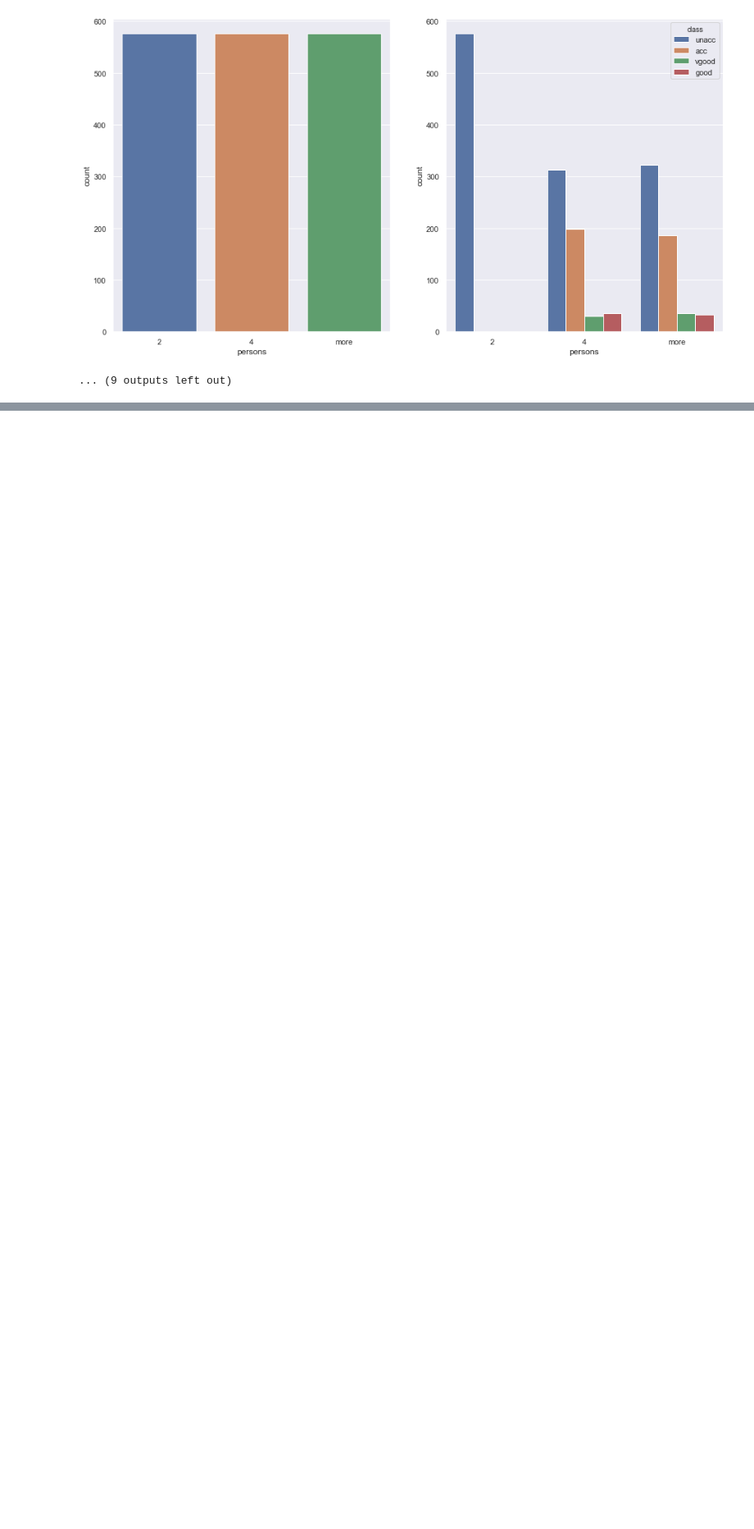
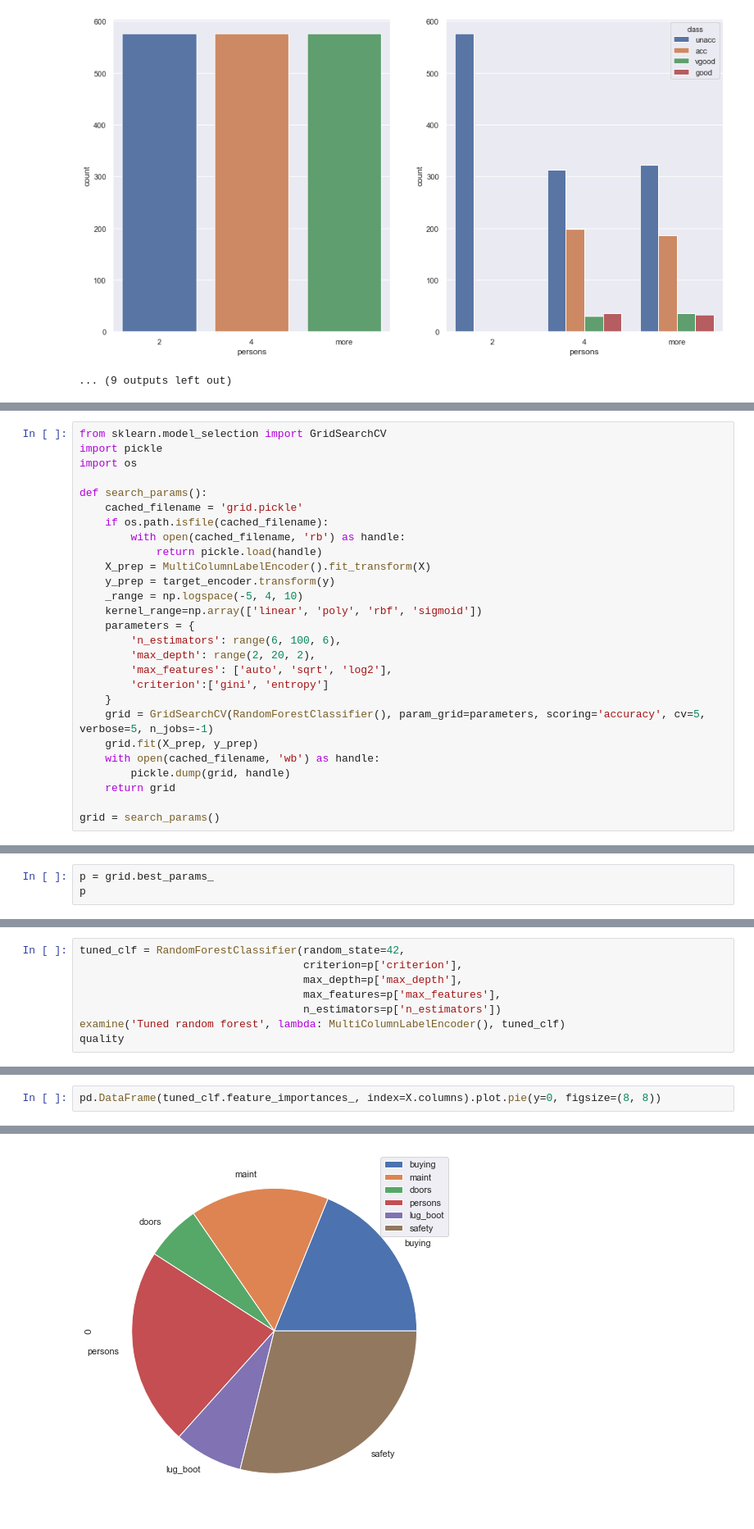
Before and after one commit to ghfghfg23/mlhw, a Jupyter notebook: hw05/hw05.ipynb, the cells around one changed output, grey strips where cells are left out. Shown: that part at 82% size. Drawn from its saved outputs; the diff is of its cells as text; blank space fills up the shorter version.

```diff
--- a/hw05/hw05.ipynb
+++ b/hw05/hw05.ipynb
@@ -137,0 +224,27 @@ for column in data.columns:
+# %%
+from sklearn.model_selection import GridSearchCV
+import pickle
+import os
+
+def search_params():
+    cached_filename = 'grid.pickle'
+    if os.path.isfile(cached_filename):
+        with open(cached_filename, 'rb') as handle:
+            return pickle.load(handle)
+    X_prep = MultiColumnLabelEncoder().fit_transform(X)
+    y_prep = target_encoder.transform(y)
+    _range = np.logspace(-5, 4, 10)
+    kernel_range=np.array(['linear', 'poly', 'rbf', 'sigmoid'])
+    parameters = {
+        'n_estimators': range(6, 100, 6),
+        'max_depth': range(2, 20, 2),
+        'max_features': ['auto', 'sqrt', 'log2'],
+        'criterion':['gini', 'entropy']
+    }
+    grid = GridSearchCV(RandomForestClassifier(), param_grid=parameters, scoring='accuracy', cv=5, verbose=5, n_jobs=-1)
+    grid.fit(X_prep, y_prep)
+    with open(cached_filename, 'wb') as handle:
+        pickle.dump(grid, handle)
+    return grid
+
+grid = search_params()
@@ -137,0 +269,3 @@ for column in data.columns:
+# %%
+p = grid.best_params_
+p
@@ -137,0 +277,8 @@ for column in data.columns:
+# %%
+tuned_clf = RandomForestClassifier(random_state=42,
+                                   criterion=p['criterion'],
+                                   max_depth=p['max_depth'],
+                                   max_features=p['max_features'],
+                                   n_estimators=p['n_estimators'])
+examine('Tuned random forest', lambda: MultiColumnLabelEncoder(), tuned_clf)
+quality
@@ -137,0 +291,3 @@ for column in data.columns:
+# %%
+pd.DataFrame(tuned_clf.feature_importances_, index=X.columns).plot.pie(y=0, figsize=(8, 8))
+# %% [output]
@@ -137,0 +295 @@ for column in data.columns:
+[figure, added]
```
Also changed, not shown: parts of 10 cells of this notebook, 1 other file.
